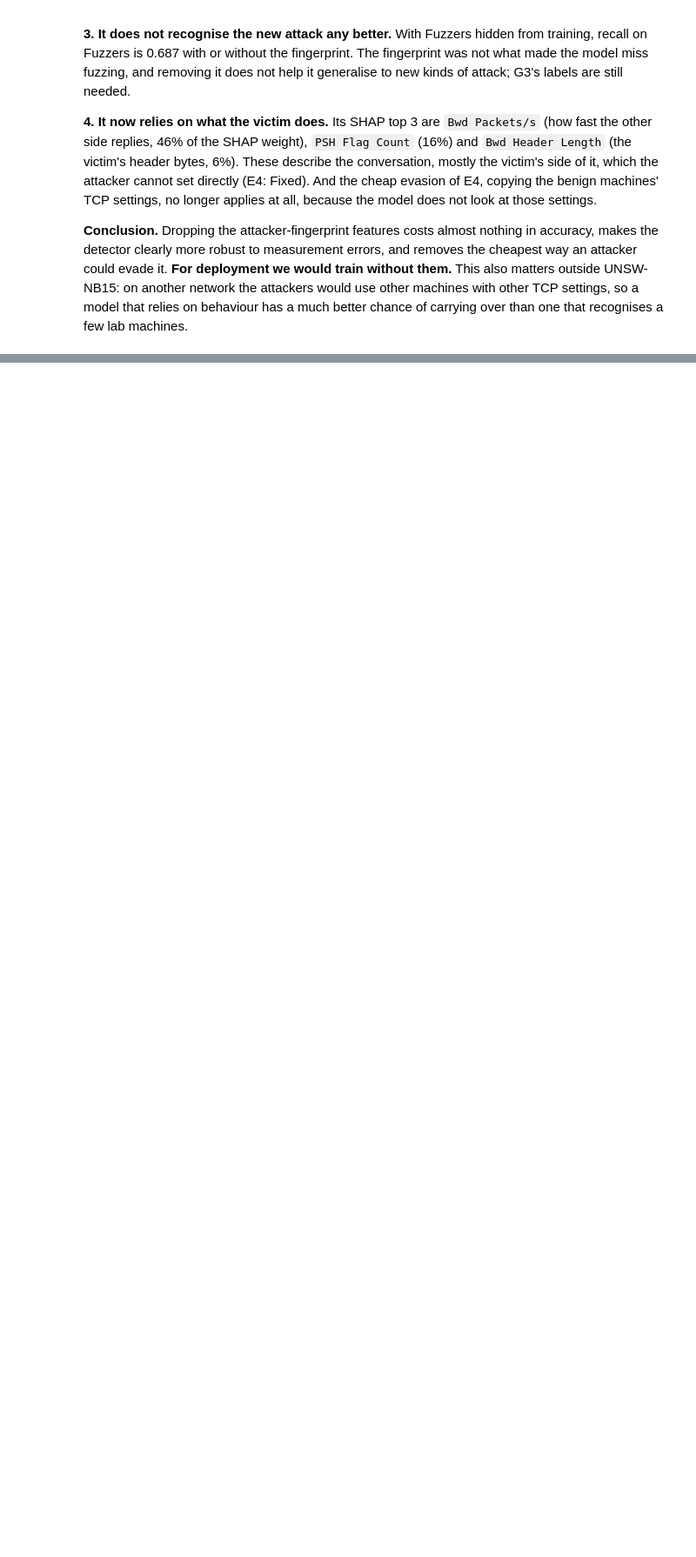
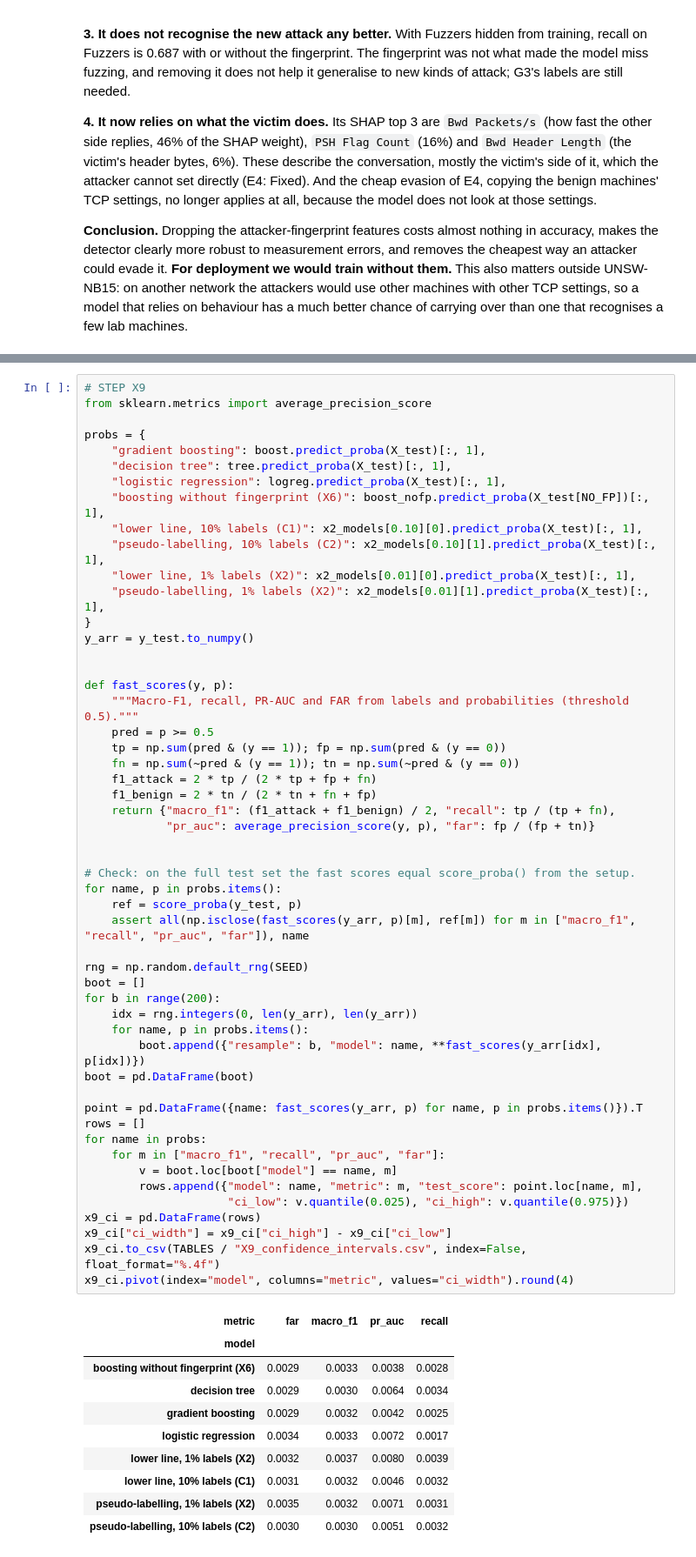
Before and after one commit to steve-nt/AI-for-Cybersecurity-Final-Mini-Project, a Jupyter notebook: parts/70_extras.ipynb, the cells around one changed output, grey strips where cells are left out. Shown at 87% size. Saved outputs shown, nothing was run; the diff lists cells and outputs as text; blank space fills up the shorter version.

```diff
--- a/parts/70_extras.ipynb
+++ b/parts/70_extras.ipynb
@@ -321,0 +339,63 @@ better chance of carrying over than one that recognises a few lab machines.
+# %%
+# STEP X9
+from sklearn.metrics import average_precision_score
+
+probs = {
+    "gradient boosting": boost.predict_proba(X_test)[:, 1],
+    "decision tree": tree.predict_proba(X_test)[:, 1],
+    "logistic regression": logreg.predict_proba(X_test)[:, 1],
+    "boosting without fingerprint (X6)": boost_nofp.predict_proba(X_test[NO_FP])[:, 1],
+    "lower line, 10% labels (C1)": x2_models[0.10][0].predict_proba(X_test)[:, 1],
+    "pseudo-labelling, 10% labels (C2)": x2_models[0.10][1].predict_proba(X_test)[:, 1],
+    "lower line, 1% labels (X2)": x2_models[0.01][0].predict_proba(X_test)[:, 1],
+    "pseudo-labelling, 1% labels (X2)": x2_models[0.01][1].predict_proba(X_test)[:, 1],
+}
+y_arr = y_test.to_numpy()
+
+
+def fast_scores(y, p):
+    """Macro-F1, recall, PR-AUC and FAR from labels and probabilities (threshold 0.5)."""
+    pred = p >= 0.5
+    tp = np.sum(pred & (y == 1)); fp = np.sum(pred & (y == 0))
+    fn = np.sum(~pred & (y == 1)); tn = np.sum(~pred & (y == 0))
+    f1_attack = 2 * tp / (2 * tp + fp + fn)
+    f1_benign = 2 * tn / (2 * tn + fn + fp)
+    return {"macro_f1": (f1_attack + f1_benign) / 2, "recall": tp / (tp + fn),
+            "pr_auc": average_precision_score(y, p), "far": fp / (fp + tn)}
+
+
+# Check: on the full test set the fast scores equal score_proba() from the setup.
+for name, p in probs.items():
+    ref = score_proba(y_test, p)
+    assert all(np.isclose(fast_scores(y_arr, p)[m], ref[m]) for m in ["macro_f1", "recall", "pr_auc", "far"]), name
+
+rng = np.random.default_rng(SEED)
+boot = []
+for b in range(200):
+    idx = rng.integers(0, len(y_arr), len(y_arr))
+    for name, p in probs.items():
+        boot.append({"resample": b, "model": name, **fast_scores(y_arr[idx], p[idx])})
+boot = pd.DataFrame(boot)
+
+point = pd.DataFrame({name: fast_scores(y_arr, p) for name, p in probs.items()}).T
+rows = []
+for name in probs:
+    for m in ["macro_f1", "recall", "pr_auc", "far"]:
+        v = boot.loc[boot["model"] == name, m]
+        rows.append({"model": name, "metric": m, "test_score": point.loc[name, m],
+                     "ci_low": v.quantile(0.025), "ci_high": v.quantile(0.975)})
+x9_ci = pd.DataFrame(rows)
+x9_ci["ci_width"] = x9_ci["ci_high"] - x9_ci["ci_low"]
+x9_ci.to_csv(TABLES / "X9_confidence_intervals.csv", index=False, float_format="%.4f")
+x9_ci.pivot(index="model", columns="metric", values="ci_width").round(4)
+# %% [output]
+| metric | far | macro_f1 | pr_auc | recall |
+| model |  |  |  |  |
+| boosting without fingerprint (X6) | 0.0029 | 0.0033 | 0.0038 | 0.0028 |
+| decision tree | 0.0029 | 0.0030 | 0.0064 | 0.0034 |
+| gradient boosting | 0.0029 | 0.0032 | 0.0042 | 0.0025 |
+| logistic regression | 0.0034 | 0.0033 | 0.0072 | 0.0017 |
+| lower line, 1% labels (X2) | 0.0032 | 0.0037 | 0.0080 | 0.0039 |
+| lower line, 10% labels (C1) | 0.0031 | 0.0032 | 0.0046 | 0.0032 |
+| pseudo-labelling, 1% labels (X2) | 0.0035 | 0.0032 | 0.0071 | 0.0031 |
+| pseudo-labelling, 10% labels (C2) | 0.0030 | 0.0030 | 0.0051 | 0.0032 |
```
Also changed, not shown: parts of 6 cells of this notebook, 4 other files.
